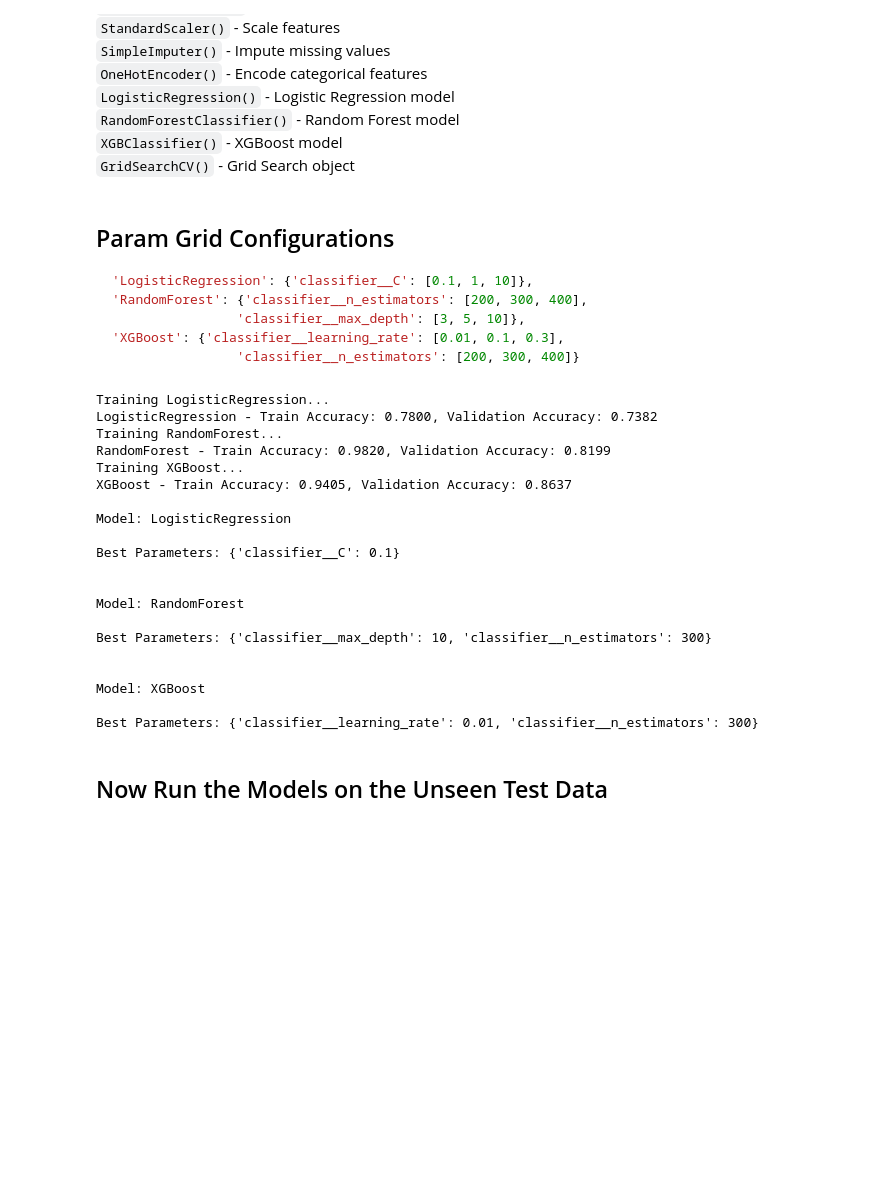
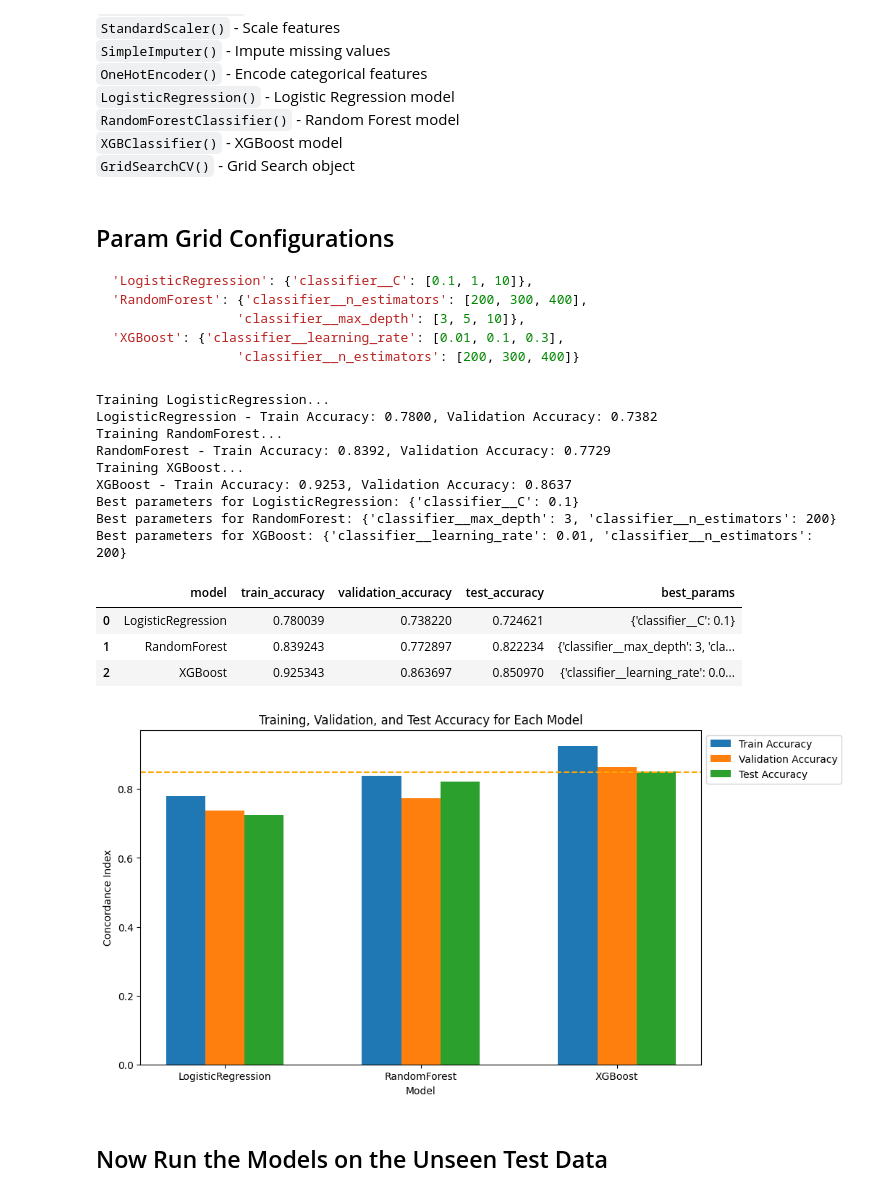
Before and after one commit to DanHerman212/precision_medicine, a Jupyter notebook: code/5_ML_pipelines.ipynb, the cells around one changed output. Drawn from its saved outputs; the diff is of its cells as text; code cells hidden in the pictures; blank space fills up the shorter version.

```diff
--- a/code/5_ML_pipelines.ipynb
+++ b/code/5_ML_pipelines.ipynb
@@ -107,7 +107,7 @@ import helper
 
 # Define the custom scoring function
 def cindex_scorer(y_true, y_pred):
-    return helper.cindex(y_true, y_pred)
+    return lifelines.utils.concordance_index(y_true, y_pred)
 
 # Create a scorer object
 cindex = make_scorer(cindex_scorer, greater_is_better=True)
@@ -164,6 +164,7 @@ for name, pipeline in pipelines.items():
 
     train_accuracy = helper.cindex(y_train, y_train_pred)
     val_accuracy = helper.cindex(y_val, y_val_pred)
+    test_accuracy = helper.cindex(y_test, best_model.predict(X_test))
 
     print(f"{name} - Train Accuracy: {train_accuracy:.4f}, Validation Accuracy: {val_accuracy:.4f}")
 
@@ -171,6 +172,7 @@ for name, pipeline in pipelines.items():
         'model': name,
         'train_accuracy': train_accuracy,
         'validation_accuracy': val_accuracy,
+        'test_accuracy': test_accuracy,
         'best_params': grid_search.best_params_
     })
 
@@ -178,30 +180,50 @@ for name, pipeline in pipelines.items():
 results_df = pd.DataFrame(results)
 
 # Print the best parameters for each model
-for index, row in results_df.iterrows():
-    print()
-    print(f"Model: {row['model']}")
-    print()
-    print(f"Best Parameters: {row['best_params']}")
-    print()
+for idx, row in results_df.iterrows():
+    print(f"Best parameters for {row['model']}: {row['best_params']}")
 # %% [output]
 Training LogisticRegression...
 LogisticRegression - Train Accuracy: 0.7800, Validation Accuracy: 0.7382
 Training RandomForest...
-RandomForest - Train Accuracy: 0.9820, Validation Accuracy: 0.8199
+RandomForest - Train Accuracy: 0.8392, Validation Accuracy: 0.7729
 Training XGBoost...
-XGBoost - Train Accuracy: 0.9405, Validation Accuracy: 0.8637
-
-Model: LogisticRegression
-
-Best Parameters: {'classifier__C': 0.1}
-
-
-Model: RandomForest
-
-Best Parameters: {'classifier__max_depth': 10, 'classifier__n_estimators': 300}
-
-
-Model: XGBoost
-
-Best Parameters: {'classifier__learning_rate': 0.01, 'classifier__n_estimators': 300}
+XGBoost - Train Accuracy: 0.9253, Validation Accuracy: 0.8637
+Best parameters for LogisticRegression: {'classifier__C': 0.1}
+Best parameters for RandomForest: {'classifier__max_depth': 3, 'classifier__n_estimators': 200}
+Best parameters for XGBoost: {'classifier__learning_rate': 0.01, 'classifier__n_estimators': 200}
+# %%
+results_df
+# %% [output]
+|  | model | train_accuracy | validation_accuracy | test_accuracy | best_params |
+| 0 | LogisticRegression | 0.780039 | 0.738220 | 0.724621 | {'classifier__C': 0.1} |
+| 1 | RandomForest | 0.839243 | 0.772897 | 0.822234 | {'classifier__max_depth': 3, 'cla... |
+| 2 | XGBoost | 0.925343 | 0.863697 | 0.850970 | {'classifier__learning_rate': 0.0... |
+# %%
+import matplotlib.pyplot as plt
+import numpy as np
+
+# Convert DataFrame columns to NumPy arrays
+models = np.array(results_df['model'])
+train_accuracy = np.array(results_df['train_accuracy'])
+validation_accuracy = np.array(results_df['validation_accuracy'])
+test_accuracy = np.array(results_df['test_accuracy'])
+
+# Plot the training, validation, and test accuracy for each model
+# using barplot with sns
+fig, ax = plt.subplots(figsize=(10, 6))
+bar_width = 0.2
+bar_positions = np.arange(len(models))
+ax.bar(bar_positions, train_accuracy, bar_width, label='Train Accuracy')
+ax.bar(bar_positions + bar_width, validation_accuracy, bar_width, label='Validation Accuracy')
+ax.bar(bar_positions + 2*bar_width, test_accuracy, bar_width, label='Test Accuracy')
+plt.xticks(bar_positions + bar_width, models)
+plt.ylabel('Concordance Index')
+plt.xlabel('Model')
+plt.title('Training, Validation, and Test Accuracy for Each Model')
+# show legend outside of plot
+plt.legend(loc='upper left', bbox_to_anchor=(1,1))
+plt.axhline(y=0.85, color='orange', linestyle='--')
+plt.show()
+# %% [output]
+[figure, added]
```
Also changed, not shown: parts of 21 cells of this notebook, 3 other files.
